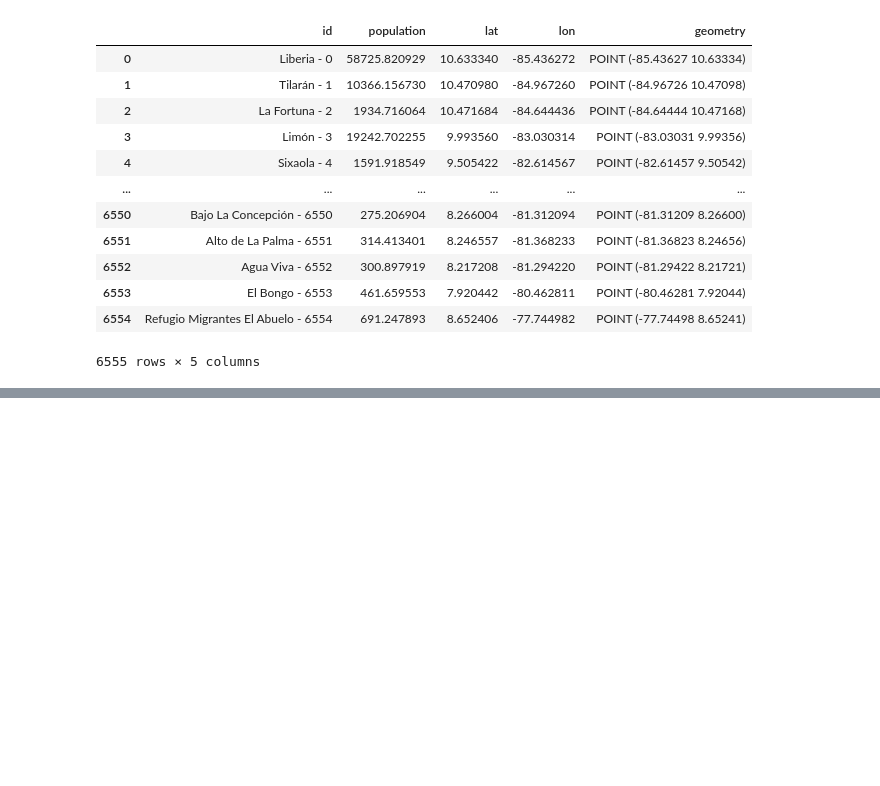
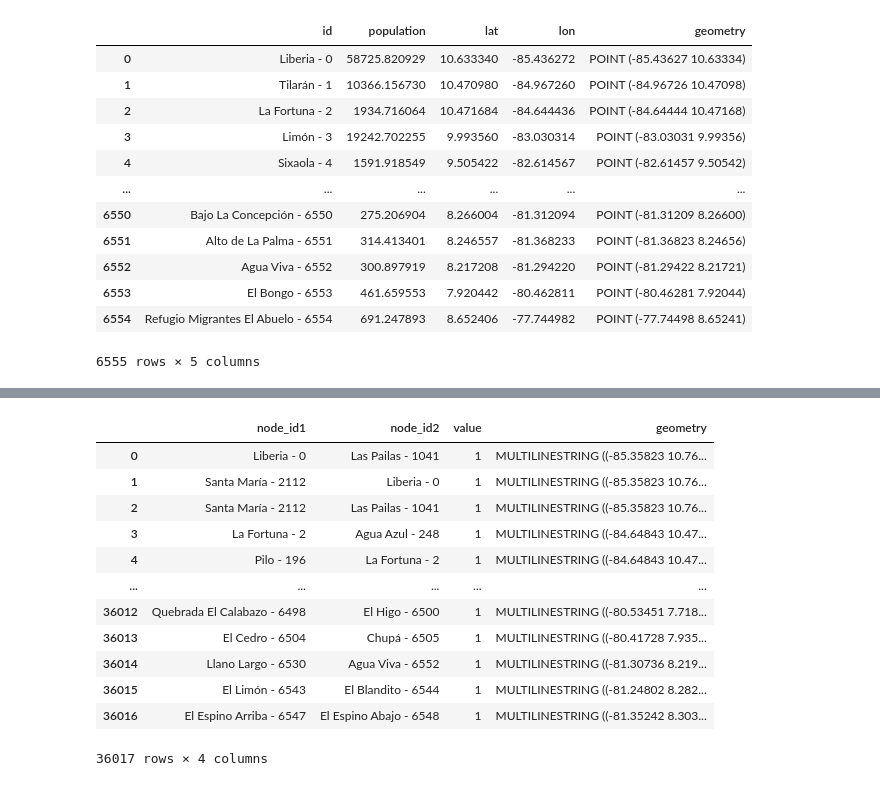
Before and after one commit to minigonche/synthetic_mobility_data_generator, a Jupyter notebook: Gonche's Notes.ipynb, the cells around one changed output, grey strips where cells are left out. Cells and saved outputs as stored; diff of their text form; code cells hidden in the pictures; blank space fills up the shorter version.

```diff
--- a/Gonche's Notes.ipynb
+++ b/Gonche's Notes.ipynb
@@ -45,7 +50,7 @@ populated_places["population"] = population
 populated_places["lat"] = populated_places.geometry.y
 populated_places["lon"] = populated_places.geometry.x
 # %%
-nodes = populated_places[["id","population","lat","lon","geometry"]]
+nodes = populated_places[["id","population","lat","lon","geometry"]].copy()
 nodes
 # %% [output]
 |  | id | population | lat | lon | geometry |
@@ -112,0 +172,10 @@ nodes.sjoin(roads)
+# %%
+new_geo = []
+for i, edge_row in edges.iterrows():
+
+    sel_nodes = nodes[nodes.id.isin([edge_row.node_id1,edge_row.node_id2])]
+    node_1 = sel_nodes.iloc[0]
+    node_2 = sel_nodes.iloc[1]
+    new_geo.append(trim_road(edge_row.geometry, node_1.lon, node_1.lat, node_2.lon, node_2.lat))
+
+    print(i)
@@ -112,0 +201,25 @@ nodes.sjoin(roads)
+# %%
+edges
+
+# Trims Geometries
+def trim_geometry_from_edge(edge_row):
+    sel_nodes = nodes[nodes.id.isin([edge_row.node_id1,edge_row.node_id2])]
+    node_1 = sel_nodes.iloc[0]
+    node_2 = sel_nodes.iloc[1]
+    return trim_road(edge_row.geometry, node_1.lon, node_1.lat, node_2.lon, node_2.lat)
+
+edges.geometry = edges.apply(trim_geometry_from_edge, axis = 1)
+# %% [output]
+|  | node_id1 | node_id2 | value | geometry |
+| 0 | Liberia - 0 | Las Pailas - 1041 | 1 | MULTILINESTRING ((-85.35823 10.76... |
+| 1 | Santa María - 2112 | Liberia - 0 | 1 | MULTILINESTRING ((-85.35823 10.76... |
+| 2 | Santa María - 2112 | Las Pailas - 1041 | 1 | MULTILINESTRING ((-85.35823 10.76... |
+| 3 | La Fortuna - 2 | Agua Azul - 248 | 1 | MULTILINESTRING ((-84.64843 10.47... |
+| 4 | Pilo - 196 | La Fortuna - 2 | 1 | MULTILINESTRING ((-84.64843 10.47... |
+| ... | ... | ... | ... | ... |
+| 36012 | Quebrada El Calabazo - 6498 | El Higo - 6500 | 1 | MULTILINESTRING ((-80.53451 7.718... |
+| 36013 | El Cedro - 6504 | Chupá - 6505 | 1 | MULTILINESTRING ((-80.41728 7.935... |
+| 36014 | Llano Largo - 6530 | Agua Viva - 6552 | 1 | MULTILINESTRING ((-81.30736 8.219... |
+| 36015 | El Limón - 6543 | El Blandito - 6544 | 1 | MULTILINESTRING ((-81.24802 8.282... |
+| 36016 | El Espino Arriba - 6547 | El Espino Abajo - 6548 | 1 | MULTILINESTRING ((-81.35242 8.303... |
+36017 rows × 4 columns
```
Also changed, not shown: parts of 15 cells of this notebook, 3 other files.
